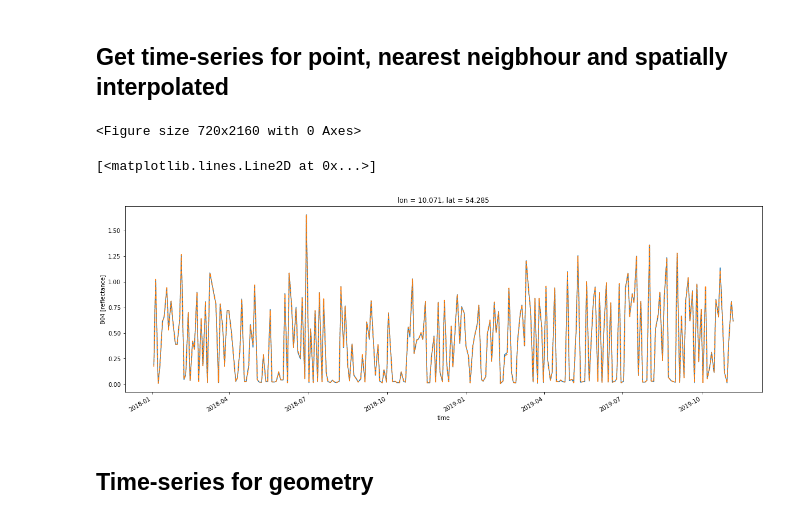
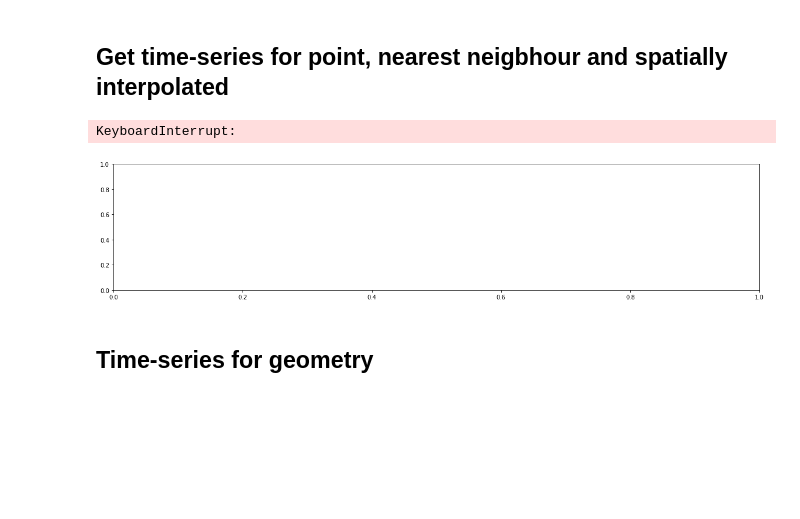
Before and after one commit to xcube-dev/xcube-sh, a Jupyter notebook: examples/notebooks/Test3_xcube_DCFS.ipynb, the cells around one changed output. Drawn from its saved outputs; the diff is of its cells as text; code cells hidden in the pictures; blank space fills up the shorter version.

```diff
--- a/examples/notebooks/Test3_xcube_DCFS.ipynb
+++ b/examples/notebooks/Test3_xcube_DCFS.ipynb
@@ -58,6 +54,6 @@ cube_config = CubeConfig(dataset_name='S2L2A',
                          geometry=bbox,
                          spatial_res=spatial_res,
                          time_range=['2018-01-01', '2019-12-31'],
-                         time_tolerance='30M')
+                         time_tolerance='1d')
 # %%
-cube = open_cube(cube_config)
+cube = open_cube(cube_config, request_warnings=True)
@@ -86,6 +84,2 @@ array(['2018-01-03T10:44:24.000000000', '2018-01-05T10:34:19.000000000',
 # %% [markdown]
 ## Get time-series for point, nearest neigbhour and spatially interpolated
-# %%
-fig = plt.figure()
-# %% [output]
-<Figure size 720x2160 with 0 Axes>
@@ -94,9 +86,10 @@ ax = fig.add_subplot()
+# %%
+cube.B04.sel(lon=10.071, lat=54.285, method='nearest').plot.line(figsize=[20,4])
+# %% [output]
+KeyboardInterrupt:
+[figure, added]
 # %%
-cube.B04.sel(lon=10.071, lat=54.285, method='nearest').plot.line(ax=ax,figsize=[20,6])
 cube.B04.interp(lon=10.071,lat=54.285, method='linear').plot.line(ax=ax, linestyle='--')
-# %% [output]
-[<matplotlib.lines.Line2D at 0x...>]
-[figure, removed]
 # %% [markdown]
 ## Time-series for geometry
 # %%
```
Also changed, not shown: parts of 14 cells of this notebook.
